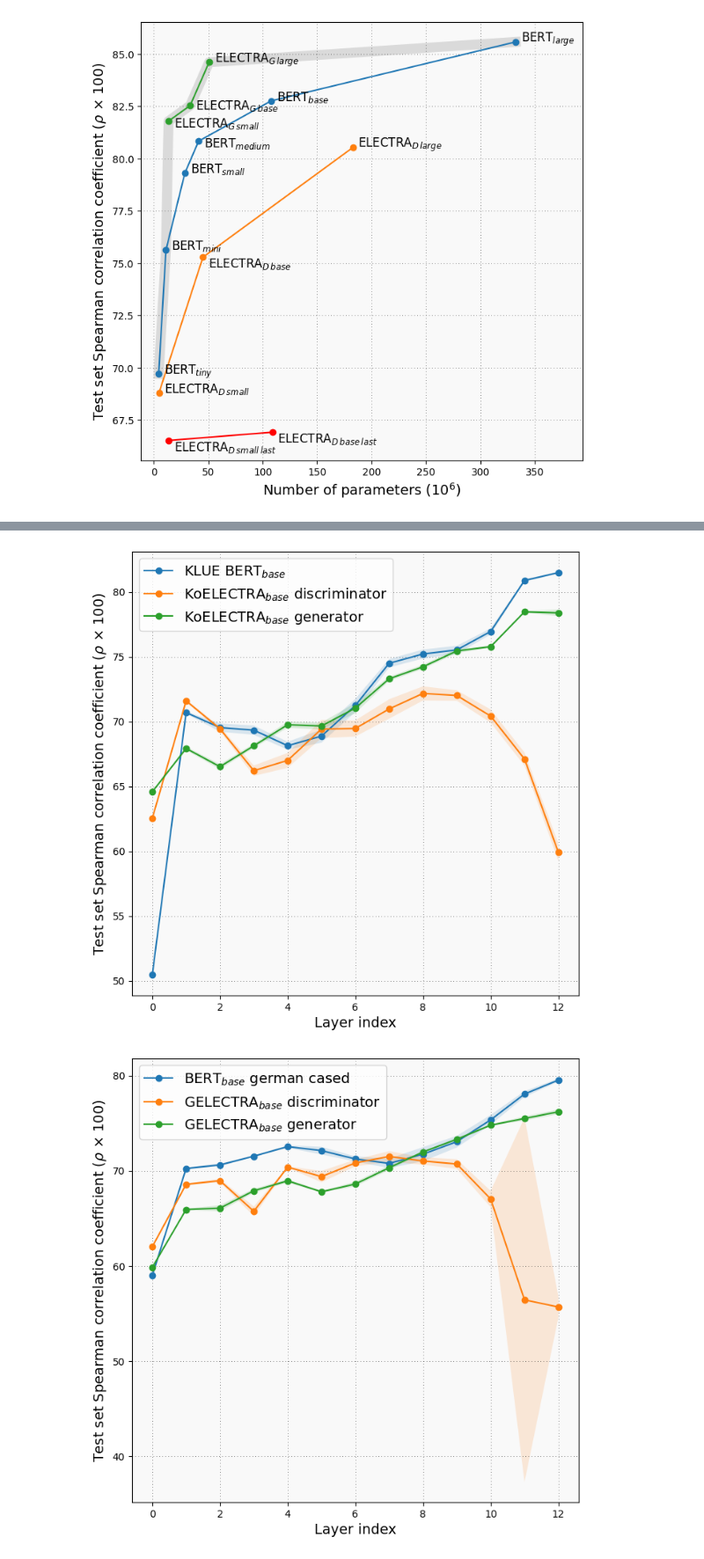
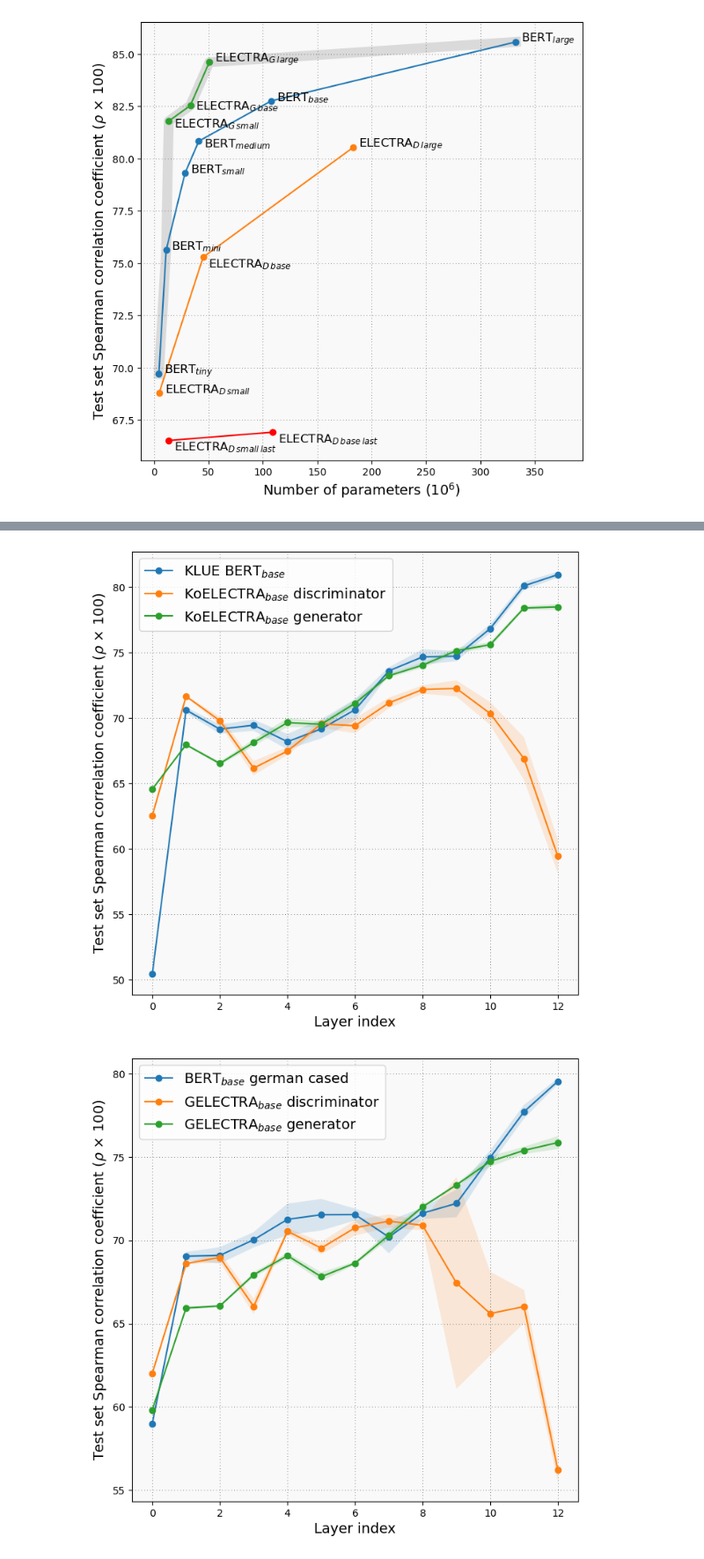
Before and after one commit to ir2718/similarity-embedding-quality, a Jupyter notebook: notebooks/plots.ipynb, the cells around one changed output, grey strips where cells are left out. Shown at 88% size. Drawn from its saved outputs; the diff is of its cells as text; code cells hidden in the pictures.

```diff
--- a/notebooks/plots.ipynb
+++ b/notebooks/plots.ipynb
@@ -44,6 +44,11 @@ models_wordsim = [
          [
             ("test_resultsword_similarity_stsb", "ELECTRA$_{base}$ generator"),
          ]
+    ),
+    ("microsoft-deberta-v3-base", ["mean"], 13,
+         [
+            ("test_resultsword_similarity_stsb", "DeBERTA-V3$_{base}$ discriminator"),
+         ]
     )
 ]
 
@@ -63,6 +68,11 @@ models_mlm = [
          [
             ("test_results_google-electra-base-generator_model_epoch_9_mlm_stsb", "ELECTRA$_{base}$ generator"),
          ]
+    ),
+    ("microsoft-deberta-v3-base", ["mean"], 13,
+         [
+            ("test_results_microsoft-deberta-v3-base_model_epoch_9_mlm_stsb", "DeBERTA-V3$_{base}$ discriminator"),
+         ]
     )
 ]
 
@@ -70,7 +80,7 @@ models = [
     models_default, models_wordsim, models_mlm
 ]
 colors=[
-    [None, None, None, None, None]  for i in range(3)
+    [None, None, None, None]  for i in range(3)
 ]
 # %%
 def add_to_plot(models, colors, ax, plot_idx, ylim_spearman=[53, 87]):
@@ -132,0 +173,10 @@ for i in range(len(names)):
+# %%
+names = [
+    "./plots/comparison_plot_random.pdf",
+]
+
+for i in range(len(names)):
+    fig, axs = plt.subplots(1, 1, figsize=(8, 8))
+    for m, c, ax in zip([models[i]], [colors[i]], [axs]):
+        add_to_plot(m, c, ax, i, ylim_spearman=[40, 75])
+    plt.savefig(names[i], format="pdf", bbox_inches="tight", dpi=300)
@@ -580,17 +627,17 @@ plt.savefig("./plots/bert.pdf", format="pdf", bbox_inches="tight", dpi=300)
 models = [
     ("klue-bert-base", ["mean"], 13,
         [
-            ("test_results_kor_sts", "KLUE BERT$_{base}$"),
+            ("test_results_kor_sts_kor_sts", "KLUE BERT$_{base}$"),
          ]
     ),
     ("monologg-koelectra-base-v3-discriminator", ["mean"], 13,
         [
-            ("test_results_kor_sts", "KoELECTRA$_{base}$ discriminator"),
+            ("test_results_kor_sts_kor_sts", "KoELECTRA$_{base}$ discriminator"),
          ]
     ),
     ("monologg-koelectra-base-v3-generator", ["mean"], 13,
         [
-            ("test_results_kor_sts", "KoELECTRA$_{base}$ generator")
+            ("test_results_kor_sts_kor_sts", "KoELECTRA$_{base}$ generator")
          ]
     ),
 ]
@@ -598,30 +645,30 @@ models = [
 plot_func(models, ylim_spearman=None)
 plt.savefig("./plots/korean.pdf", format="pdf", bbox_inches="tight", dpi=300)
 # %% [output]
-[figure, old version]
+[figure, new version]
 # %%
 models = [
     ("google-bert-bert-base-german-cased", ["mean"], 13,
         [
-            ("test_results_german_sts", "BERT$_{base}$ german cased"),
+            ("test_results_german_sts_german_sts", "BERT$_{base}$ german cased"),
          ]
     ),
     ("deepset-gelectra-base", ["mean"], 13,
         [
-            ("test_results_german_sts", "GELECTRA$_{base}$ discriminator"),
+            ("test_results_german_sts_german_sts", "GELECTRA$_{base}$ discriminator"),
          ]
     ),
     ("deepset-gelectra-base-generator", ["mean"], 13,
         [
-            ("test_results_german_sts", "GELECTRA$_{base}$ generator"),
+            ("test_results_german_sts_german_sts", "GELECTRA$_{base}$ generator"),
          ]
     ),
 ]
 
 plot_func(models, ylim_spearman=None)
 plt.savefig("./plots/german.pdf", format="pdf", bbox_inches="tight", dpi=300)
 # %% [output]
-[figure, old version]
+[figure, new version]
 # %%
 models = [
     ("dccuchile-bert-base-spanish-wwm-cased", ["mean"], 13,
```
Also changed, not shown: parts of 10 cells of this notebook, 17 other files.
